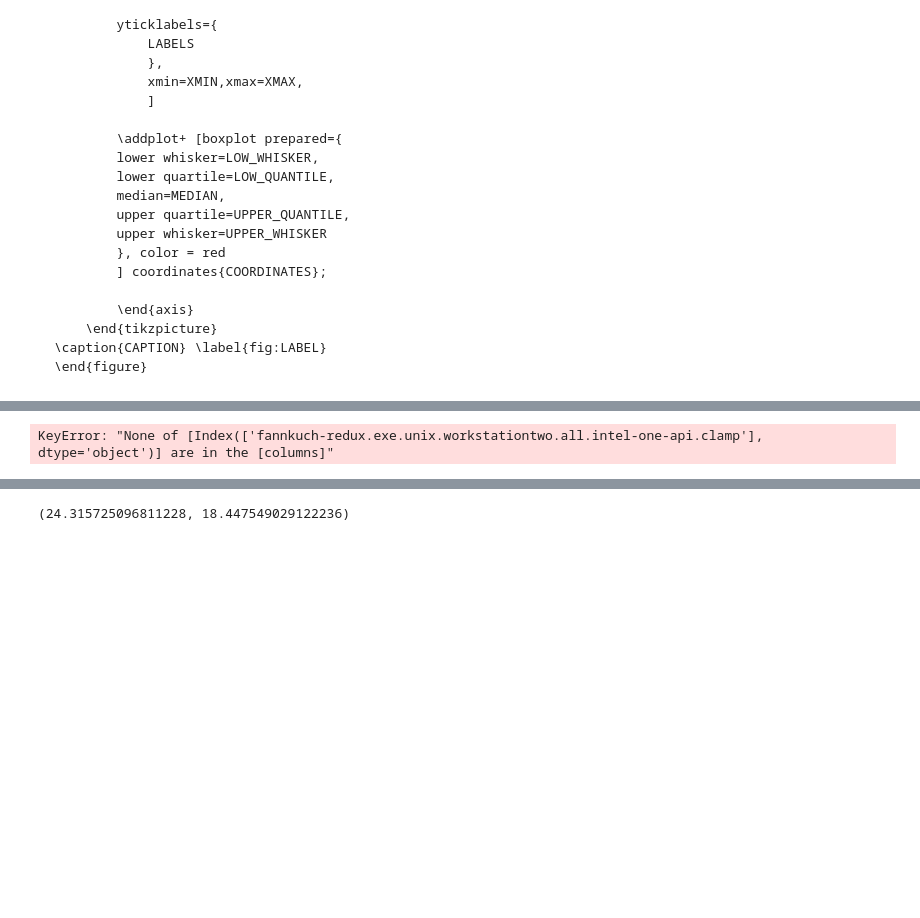
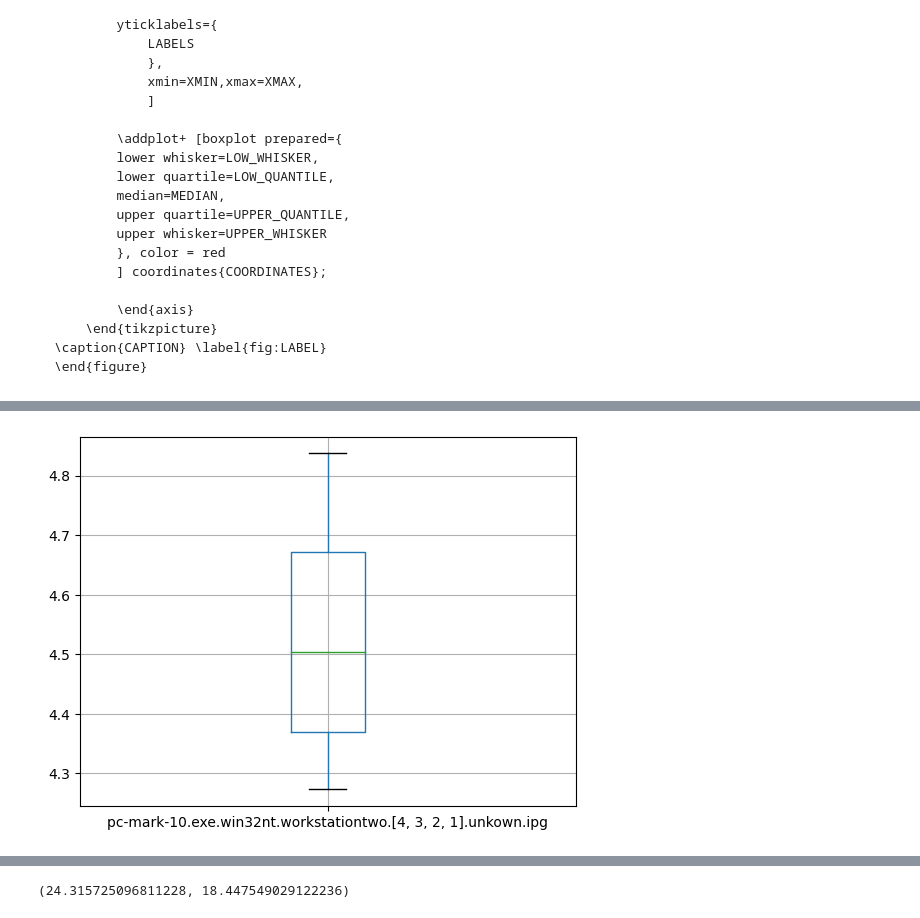
Before and after one commit to KuskIV/BDEnergy, a Jupyter notebook: analytics/result-analysis.ipynb, the cells around one changed output, grey strips where cells are left out. Drawn from its saved outputs; the diff is of its cells as text; code cells hidden in the pictures; blank space fills up the shorter version.

```diff
--- a/analytics/result-analysis.ipynb
+++ b/analytics/result-analysis.ipynb
@@ -1048,9 +1059,9 @@ used_df
 # %%
-used_df.boxplot(column='fannkuch-redux.exe.unix.workstationtwo.all.intel-one-api.clamp')
+used_df.boxplot(column='pc-mark-10.exe.win32nt.workstationtwo.[4, 3, 2, 1].unkown.ipg')
 plot.show()
 # used_df.boxplot()
 # %% [output]
-KeyError: "None of [Index(['fannkuch-redux.exe.unix.workstationtwo.all.intel-one-api.clamp'], dtype='object')] are in the [columns]"
+[figure, added]
 # %%
 cochrans_data = {
     "" : ["with", "without", 'z', "percent", "count"]
```
Also changed, not shown: parts of 27 cells of this notebook, 10 other files.
